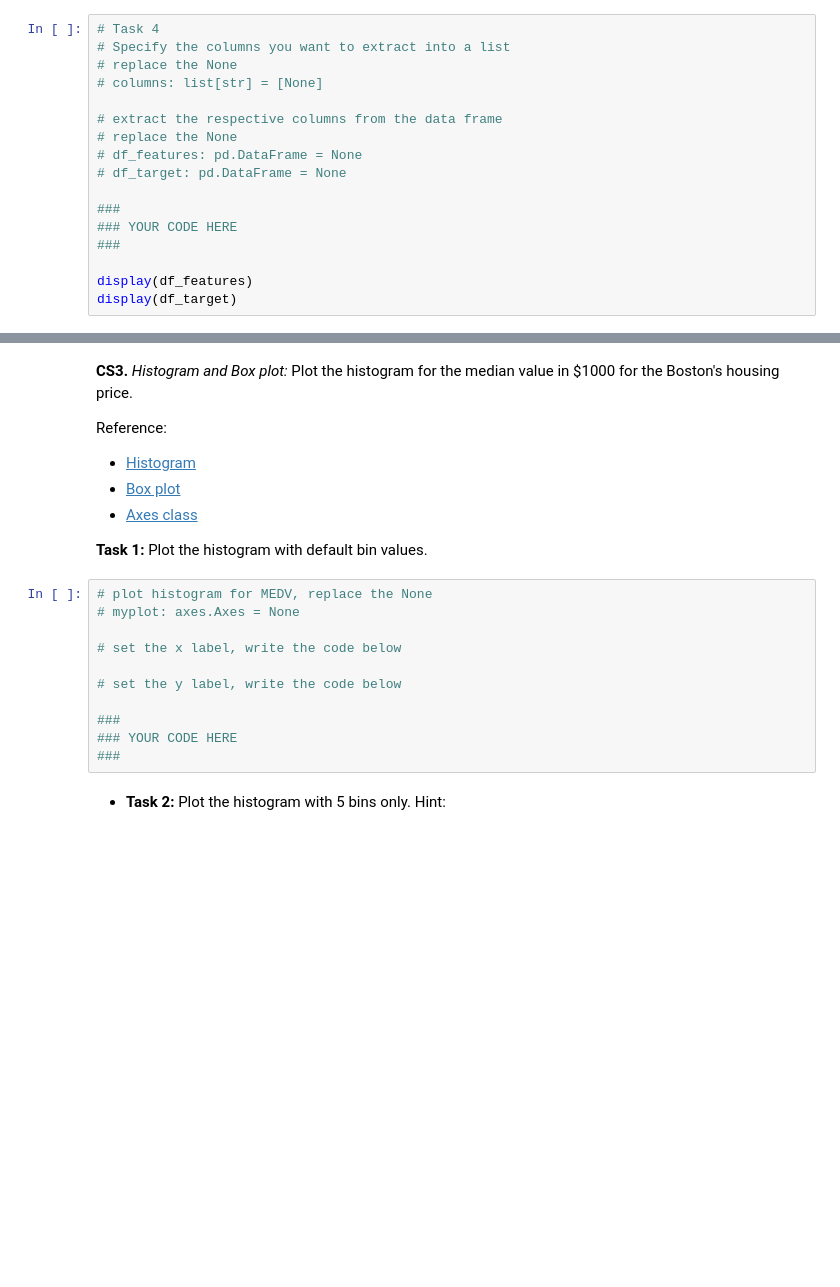
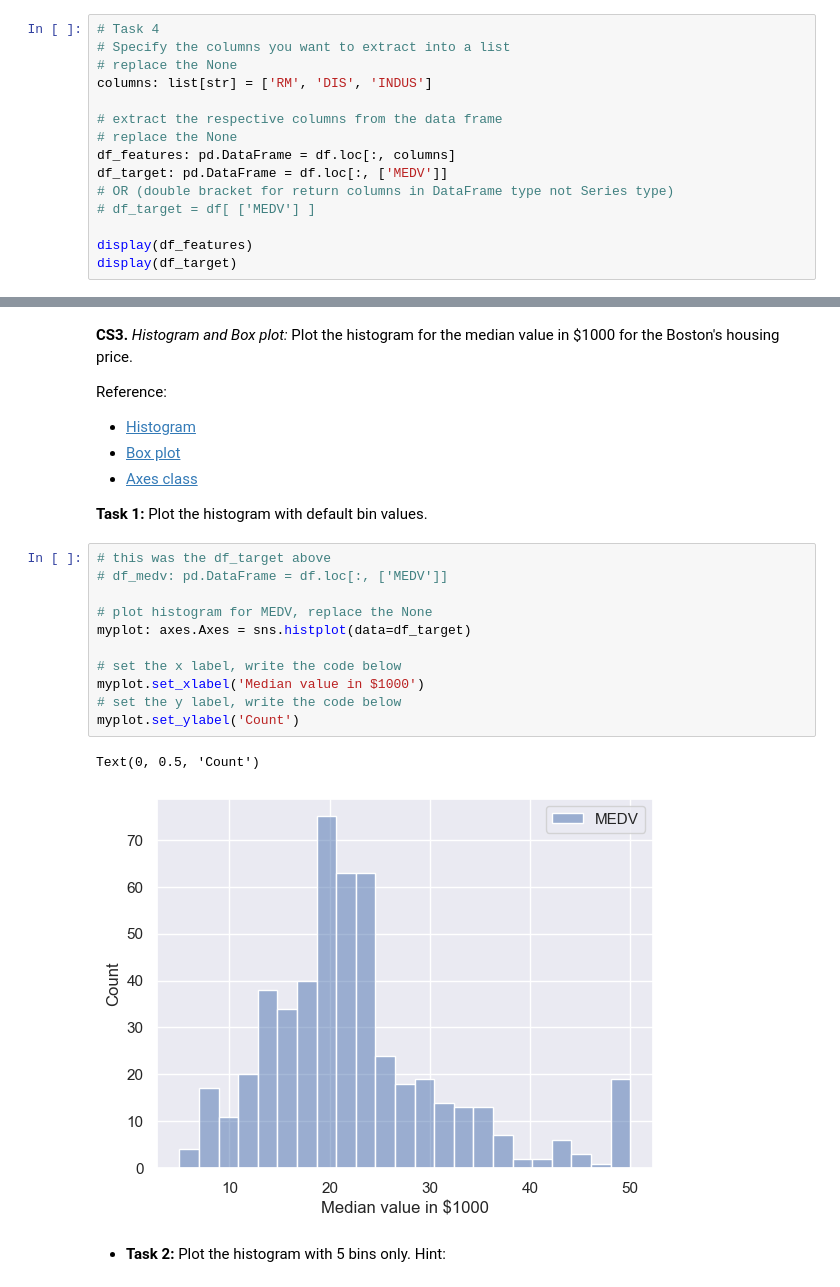
Before and after one commit to surrelsaga/DDW-weekly-problemSets, a Jupyter notebook: Week09_Cohort.ipynb, the cells around one changed output, grey strips where cells are left out. Drawn from its saved outputs; the diff is of its cells as text; blank space fills up the shorter version.

```diff
--- a/Week09_Cohort.ipynb
+++ b/Week09_Cohort.ipynb
@@ -98,16 +114,14 @@ assert np.all(names == pd.Index(['CRIM', 'ZN', 'INDUS', 'CHAS', 'NOX', 'RM', 'AG
 # Task 4
 # Specify the columns you want to extract into a list
 # replace the None
-# columns: list[str] = [None]
+columns: list[str] = ['RM', 'DIS', 'INDUS']
 
 # extract the respective columns from the data frame
 # replace the None
-# df_features: pd.DataFrame = None
-# df_target: pd.DataFrame = None
-
-###
-### YOUR CODE HERE
-###
+df_features: pd.DataFrame = df.loc[:, columns]
+df_target: pd.DataFrame = df.loc[:, ['MEDV']]
+# OR (double bracket for return columns in DataFrame type not Series type)
+# df_target = df[ ['MEDV'] ]
 
 display(df_features)
 display(df_target)
@@ -231,16 +306,19 @@ Reference:
 
 **Task 1:** Plot the histogram with default bin values.
 # %%
+# this was the df_target above
+# df_medv: pd.DataFrame = df.loc[:, ['MEDV']]
+
 # plot histogram for MEDV, replace the None
-# myplot: axes.Axes = None
+myplot: axes.Axes = sns.histplot(data=df_target)
 
 # set the x label, write the code below
-
+myplot.set_xlabel('Median value in $1000')
 # set the y label, write the code below
-
-###
-### YOUR CODE HERE
-###
+myplot.set_ylabel('Count')
+# %% [output]
+Text(0, 0.5, 'Count')
+[figure, added]
 # %% [markdown]
 - **Task 2:** Plot the histogram with 5 bins only. Hint:
 # %%
```
Also changed, not shown: parts of 14 cells of this notebook, 2 other files.
